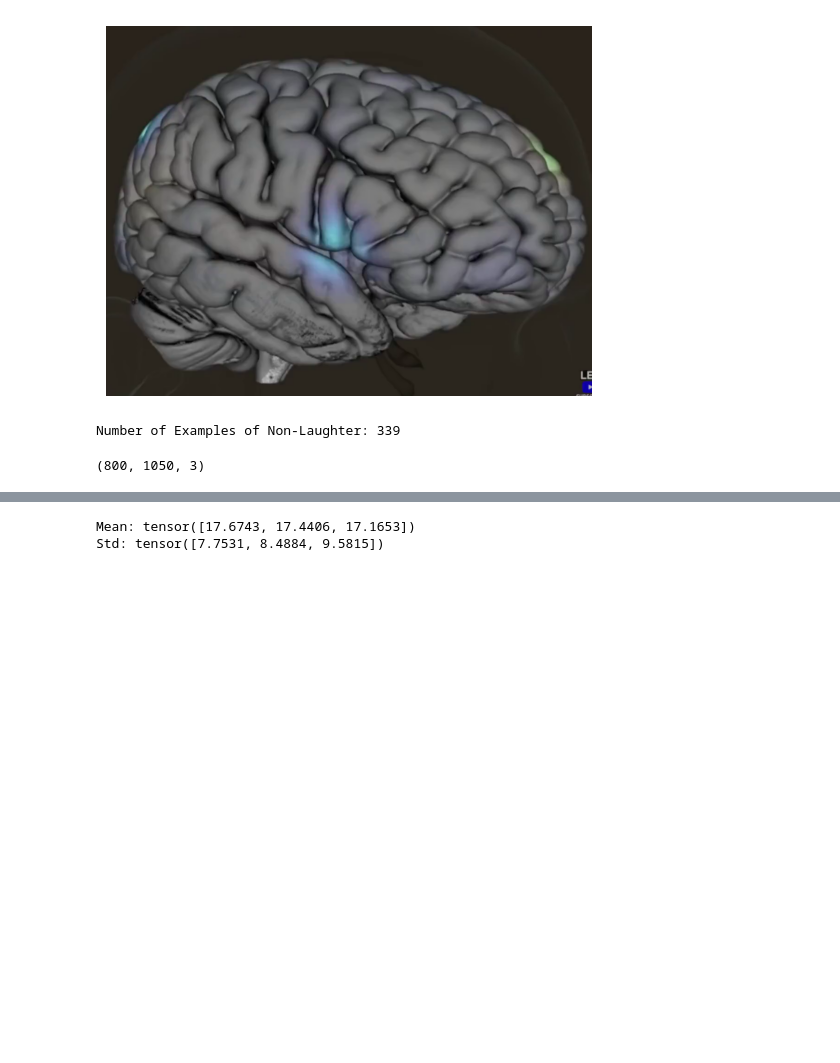
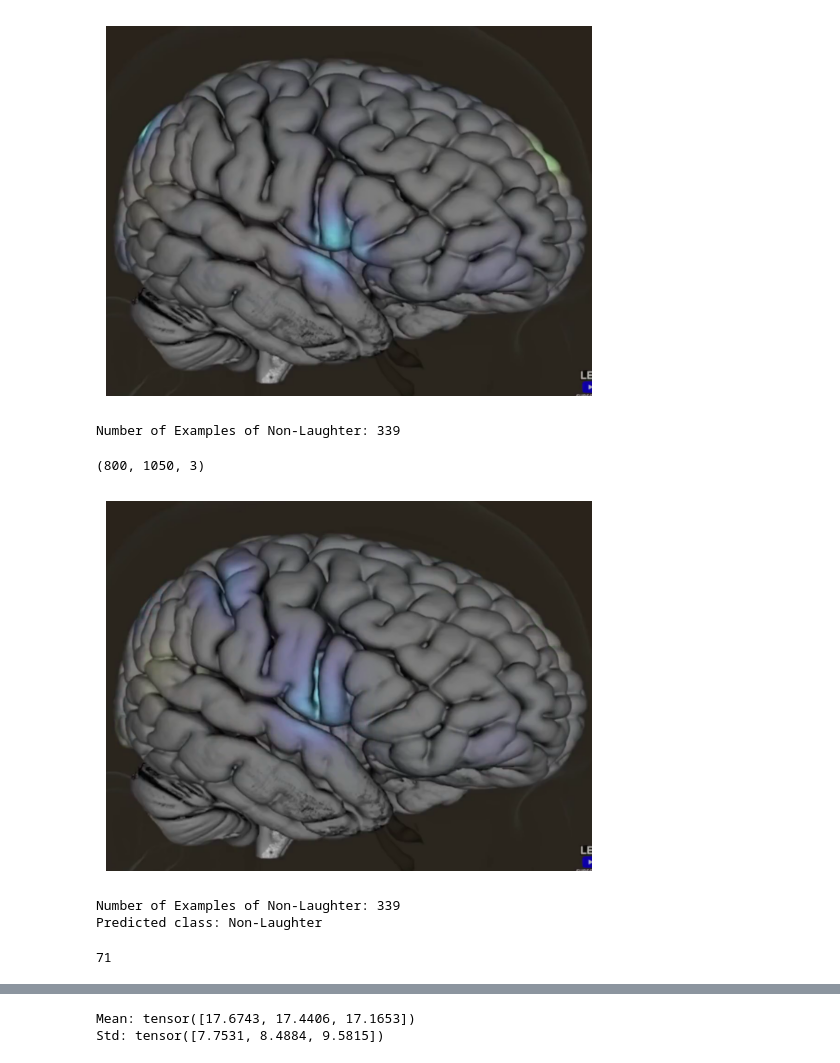
Before and after one commit to efwoods/kernel-brain-data, a Jupyter notebook: notebooks/lex-only-training-data.ipynb, the cells around one changed output, grey strips where cells are left out. Drawn from its saved outputs; the diff is of its cells as text; code cells hidden in the pictures; blank space fills up the shorter version.

Commit message:
created a test of single neural data image for classifier that predicts laughter vs. non-laughter

```diff
--- a/notebooks/lex-only-training-data.ipynb
+++ b/notebooks/lex-only-training-data.ipynb
@@ -98,16 +155,22 @@ audio_file_path_non_laughter_train = '../data/non-laughter/kernel-brain-data-jok
 
 # Separated aughter Only
 # lex_human_laughter_only_np = np.load('../data/laughter-only/lex_human_laughter_only.npy')
-# lex_brain_laughter_only_np = np.load("../data/laughter-only/lex_brain_laughter_only.npy")
+lex_brain_laughter_only_np = np.load("../data/laughter-only/lex_brain_laughter_only.npy")
 
 # Separated Non-Laughter
 # lex_human_non_laughter_np = np.load('../data/non-laughter/lex_human_non_laughter.npy')
-# lex_brain_non_laughter_np = np.load('../data/non-laughter/lex_brain_non_laughter.npy')
+lex_brain_non_laughter_np = np.load('../data/non-laughter/lex_brain_non_laughter.npy')
 
 # Data by modality
 brain_data_path = '../data/modalities/brain/'
 audio_data_path = '../data/modalities/audio/'
 human_data_path = '../data/modalities/human/'
+
+# Trained & Tested Models
+neural_data_model_f_path = '../models/neural_image_classifier_model.pth'
+audio_laughter_classifier_model_path = '../models/audio_classifier_model.pth'
+neural_data_model = load_torch_model(neural_data_model_f_path, NeuralDataExpert)
+audio_laughter_classifier_model = load_torch_model(audio_laughter_classifier_model_path, AudioClassifier)
 # %% [markdown]
 ### Total Video Preprocessing
 # %%
@@ -584,3 +647,40 @@ lex_brain_non_laughter_np[0].shape
 [figure]
 Number of Examples of Non-Laughter: 339
 (800, 1050, 3)
+# %%
+index = 0
+# %%
+# Testing the trained model
+
+# Load and preprocess the image
+# image_path = "../data/laughter-only/laughter-brain.png"  # Path to your uploaded image
+# image_path = "../data/non-laughter/non-laughter-brain.png"  # Path to your uploaded image
+# image = PIL_Image.open(image_path).convert("RGB")  # Ensure it's in RGB mode
+
+index += 1
+index %= len(lex_brain_non_laughter_np)
+image = lex_brain_non_laughter_np[index]
+image = PIL_Image.fromarray(image.astype(np.uint8)).convert("RGB")
+image = neural_data_model.transform(image).unsqueeze(0)  # Add batch dimension
+
+plt.imshow(lex_brain_non_laughter_np[index])
+plt.axis('off')
+plt.show()
+print(f"Number of Examples of Non-Laughter: {len(lex_brain_non_laughter_np)}")
+
+neural_data_model.eval()
+# Perform inference
+with torch.no_grad():
+    output = neural_data_model(image)
+    _, predicted = torch.max(output, 1)
+    prediction = torch.argmax(output, dim=1).item()
+
+# Interpret result
+classes = ["Non-Laughter", "Laughter"]
+print(f"Predicted class: {classes[prediction]}")
+index
+# %% [output]
+[figure, added]
+Number of Examples of Non-Laughter: 339
+Predicted class: Non-Laughter
+71
```
Also changed, not shown: parts of 8 cells of this notebook, 1 other file.
